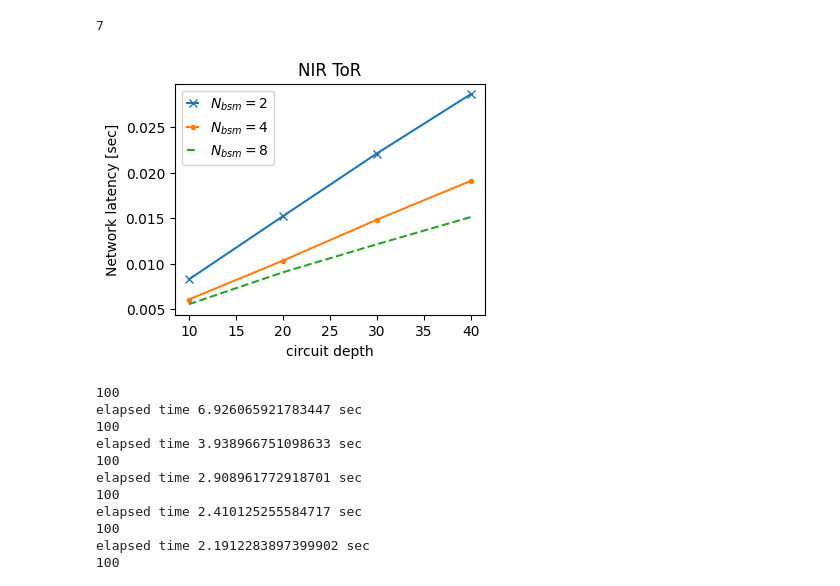
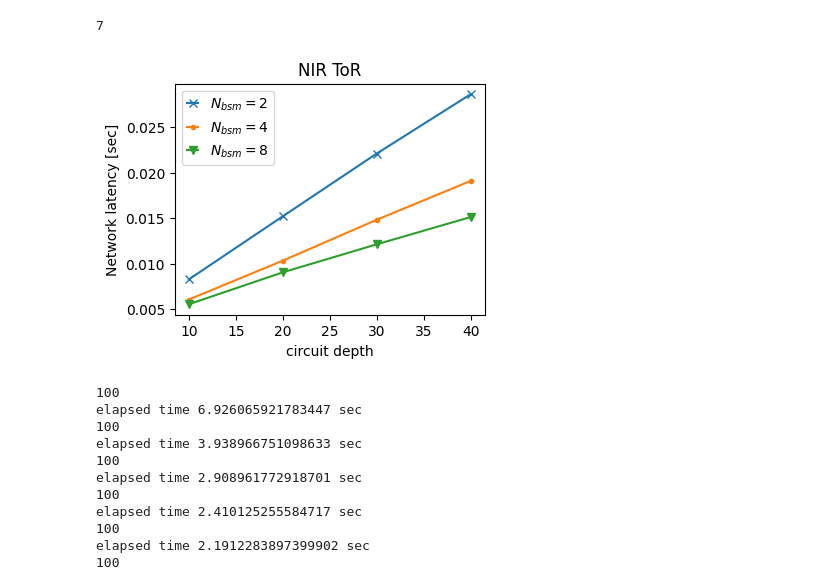
Before and after one commit to hassan-shap/QswitchNet, a Jupyter notebook: compile_hybrid.ipynb, the cells around one changed output. Cells and saved outputs as stored; diff of their text form; code cells hidden in the pictures.

```diff
--- a/compile_hybrid.ipynb
+++ b/compile_hybrid.ipynb
@@ -549,35 +549,35 @@ T_tel_40 = [0.0630400000000001, 0.11930666666666674, 0.17499333333333328, 0.2302
 T_nir_40 = [0.005321750560510002, 0.00900155679877, 0.012497352839020003, 0.015820196824640004, 0.019438950297830004, 0.022915131507149994, 0.026224399422170013, 0.02972329759683, 0.03324319078348001, 0.03649973580919001]
 num_gates_list = np.arange(10,101,10)
 # plt.plot(num_gates_list, T_tel_40,".-", label="Telecom")
 # plt.plot(num_gates_list, T_nir_40,".-", label="NIR")
 
 num_gates_list = np.arange(10,41,10)
 # Ntor = 20
 T_tel_20 =[0.06498666666666673, 0.11971833333333348, 0.17705333333333337, 0.23476499999999986]
 T_nir_20 = [0.005915473933899998, 0.009322454058870002, 0.013072373964459993, 0.016984402070149993]
 # plt.plot(num_gates_list, T_tel_20,".-", label="Telecom")
 # plt.plot(num_gates_list, T_nir_20,".-", label="NIR")
 # Ntor = 10
 T_tel_10 = [0.06507833333333335, 0.12400666666666682, 0.18402166666666672, 0.24311666666666665]
 T_nir_10 = [0.006064816444540001, 0.010335618785639999, 0.014835071062269995, 0.019107469957089993]
 # plt.plot(num_gates_list, T_tel_10,".-", label=r"$N_{bsm}=4$")
 plt.plot(num_gates_list, T_nir_10,".-", label=r"$N_{bsm}=4$")
 
 # bsm = 8
 T_tel_10 = [0.0577864285714286, 0.10484154761904761, 0.14979821428571433, 0.19308821428571438]
 T_nir_10 = [0.005546528576519999, 0.00905524381885, 0.01213706445684, 0.015132912963979997]
 # plt.plot(num_gates_list, T_tel_10,"v-", label=r"$N_{bsm}=8$")
-plt.plot(num_gates_list, T_nir_10,"--", label=r"$N_{bsm}=8$")
+plt.plot(num_gates_list, T_nir_10,"v-", label=r"$N_{bsm}=8$")
 
 plt.title("NIR ToR")
 plt.legend(handlelength=0.8)
 plt.xlabel("circuit depth")
 plt.ylabel("Network latency [sec]")
 # plt.yscale("log")
 # plt.ylim([0,0.03])
 plt.show()
 # %% [output]
-[figure, old version]
+[figure, new version]
 # %%
 from network_utils_hybrid import *
 import random
```
Also changed, not shown: parts of 3 cells of this notebook, 5 other files.
